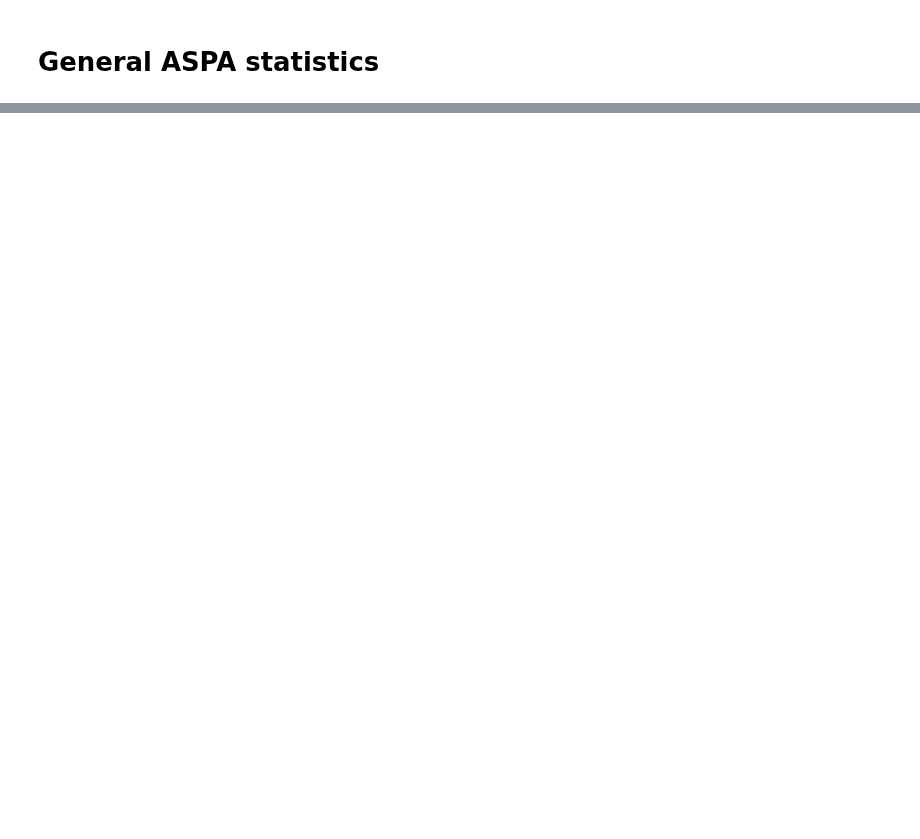
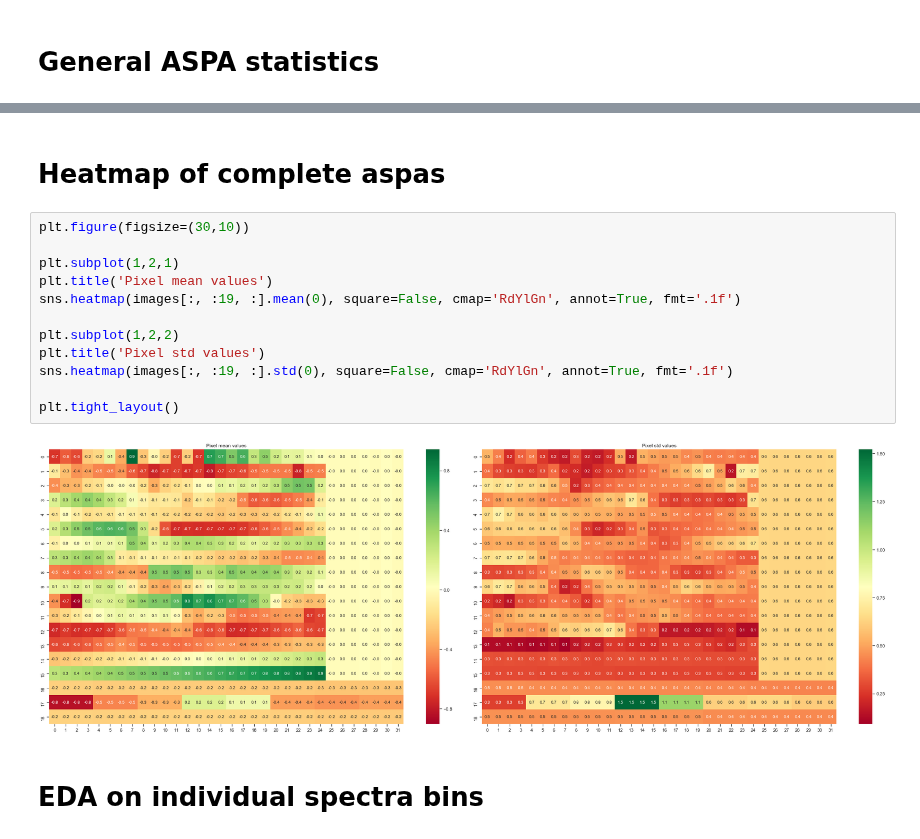
Before and after one commit to deKeijzer/SRON-DCGAN, a Jupyter notebook: notebooks/ASPA EDA.ipynb, the cells around one changed output, grey strips where cells are left out. Cells and saved outputs as stored; diff of their text form; blank space fills up the shorter version.

```diff
--- a/notebooks/ASPA EDA.ipynb
+++ b/notebooks/ASPA EDA.ipynb
@@ -125,0 +158,18 @@ Wall time: 10.5 s
+# %% [markdown]
+# Heatmap of complete aspas
+# %%
+plt.figure(figsize=(30,10))
+
+plt.subplot(1,2,1)
+plt.title('Pixel mean values')
+sns.heatmap(images[:, :19, :].mean(0), square=False, cmap='RdYlGn', annot=True, fmt='.1f')
+
+plt.subplot(1,2,2)
+plt.title('Pixel std values')
+sns.heatmap(images[:, :19, :].std(0), square=False, cmap='RdYlGn', annot=True, fmt='.1f')
+
+plt.tight_layout()
+# %% [output]
+[figure, added]
+# %% [markdown]
+# EDA on individual spectra bins
```
Also changed, not shown: parts of 20 cells of this notebook, 15 other files.
